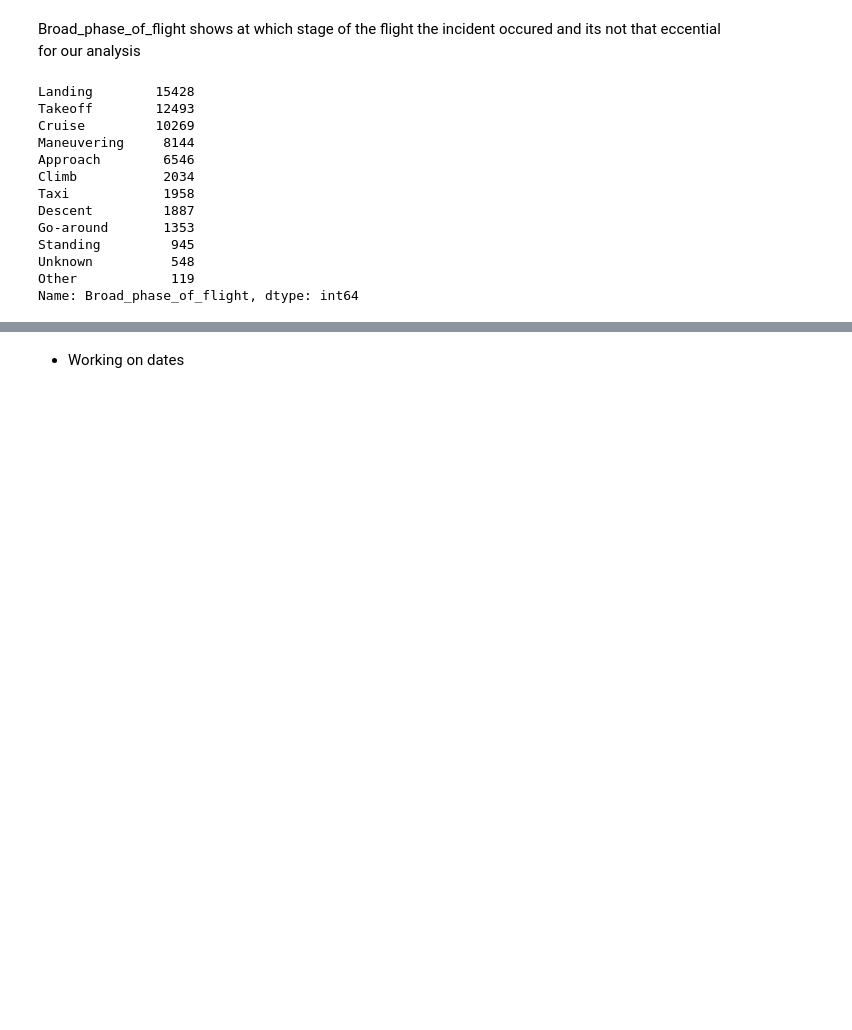
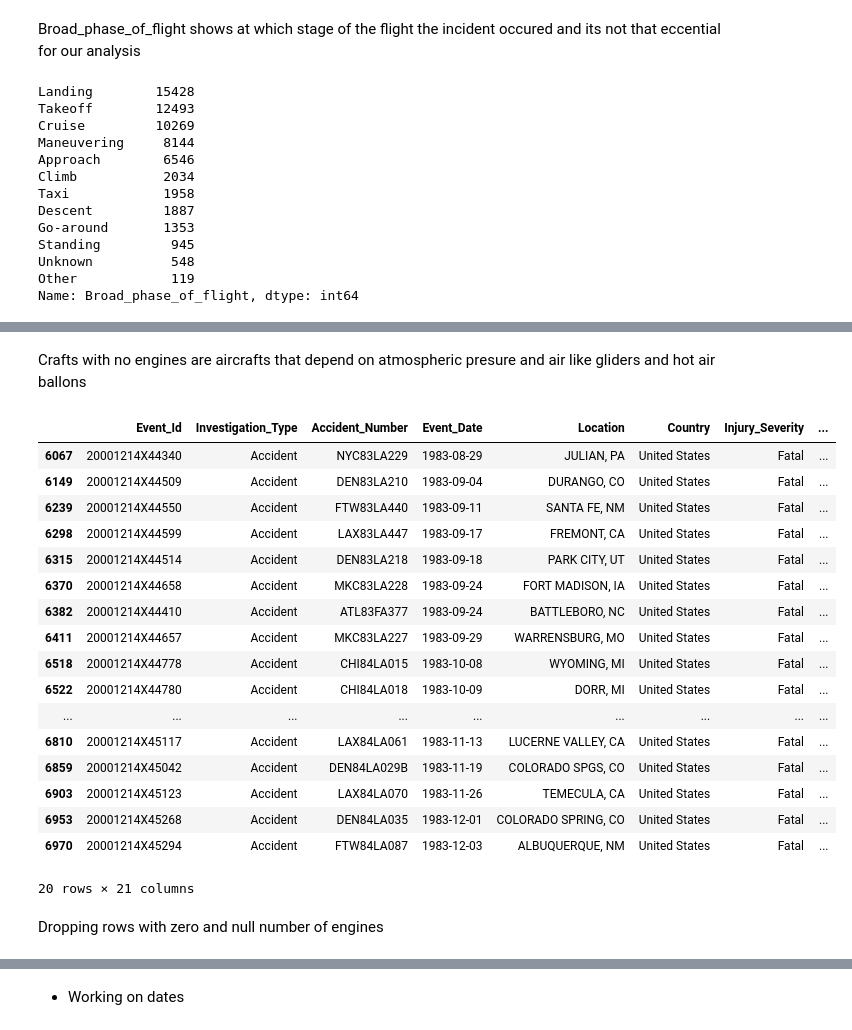
Before and after one commit to OchiengGideon/dsc-phase-1-project-v3, a Jupyter notebook: student.ipynb, the cells around one changed output, grey strips where cells are left out. Cells and saved outputs as stored; diff of their text form; code cells hidden in the pictures; blank space fills up the shorter version.

```diff
--- a/student.ipynb
+++ b/student.ipynb
@@ -406,0 +492,3 @@ df.drop(columns=['Broad_phase_of_flight'])
+# %%
+df['Aircraft_damage'].fillna('Unknown', inplace=True)
+df['Aircraft_damage'].value_counts()
@@ -406,0 +518,5 @@ df.drop(columns=['Broad_phase_of_flight'])
+# %%
+df.dropna(subset=['Make'], inplace=True)
+# %%
+df['Make'] = df['Make'].map(lambda x: x.capitalize() if isinstance(x, str) else x)
+df['Make'].value_counts()
@@ -406,0 +595,4 @@ df.drop(columns=['Broad_phase_of_flight'])
+# %%
+#Filling missing values in Total_Fatal_Injuries,	Total_Serious_Injuries,	Total_Minor_Injuries and Total_Uninjured
+
+df[["Total_Fatal_Injuries",	'Total_Serious_Injuries',	'Total_Minor_Injuries', 'Total_Uninjured']] = df[["Total_Fatal_Injuries",	'Total_Serious_Injuries',	'Total_Minor_Injuries', 'Total_Uninjured']].fillna(0)
@@ -406,0 +645,26 @@ df.drop(columns=['Broad_phase_of_flight'])
+# %% [markdown]
+Crafts with no engines are aircrafts that depend on atmospheric presure and air like gliders and hot air ballons
+# %%
+#Number_of_Engines column with null value
+df[df['Number_of_Engines'].isna()][40:60]
+# %% [output]
+|  | Event_Id | Investigation_Type | Accident_Number | Event_Date | Location | Country | Injury_Severity | ... |
+| 6067 | 20001214X44340 | Accident | NYC83LA229 | 1983-08-29 | JULIAN, PA | United States | Fatal | ... |
+| 6149 | 20001214X44509 | Accident | DEN83LA210 | 1983-09-04 | DURANGO, CO | United States | Fatal | ... |
+| 6239 | 20001214X44550 | Accident | FTW83LA440 | 1983-09-11 | SANTA FE, NM | United States | Fatal | ... |
+| 6298 | 20001214X44599 | Accident | LAX83LA447 | 1983-09-17 | FREMONT, CA | United States | Fatal | ... |
+| 6315 | 20001214X44514 | Accident | DEN83LA218 | 1983-09-18 | PARK CITY, UT | United States | Fatal | ... |
+| 6370 | 20001214X44658 | Accident | MKC83LA228 | 1983-09-24 | FORT MADISON, IA | United States | Fatal | ... |
+| 6382 | 20001214X44410 | Accident | ATL83FA377 | 1983-09-24 | BATTLEBORO, NC | United States | Fatal | ... |
+| 6411 | 20001214X44657 | Accident | MKC83LA227 | 1983-09-29 | WARRENSBURG, MO | United States | Fatal | ... |
+| 6518 | 20001214X44778 | Accident | CHI84LA015 | 1983-10-08 | WYOMING, MI | United States | Fatal | ... |
+| 6522 | 20001214X44780 | Accident | CHI84LA018 | 1983-10-09 | DORR, MI | United States | Fatal | ... |
+| ... | ... | ... | ... | ... | ... | ... | ... | ... |
+| 6810 | 20001214X45117 | Accident | LAX84LA061 | 1983-11-13 | LUCERNE VALLEY, CA | United States | Fatal | ... |
+| 6859 | 20001214X45042 | Accident | DEN84LA029B | 1983-11-19 | COLORADO SPGS, CO | United States | Fatal | ... |
+| 6903 | 20001214X45123 | Accident | LAX84LA070 | 1983-11-26 | TEMECULA, CA | United States | Fatal | ... |
+| 6953 | 20001214X45268 | Accident | DEN84LA035 | 1983-12-01 | COLORADO SPRING, CO | United States | Fatal | ... |
+| 6970 | 20001214X45294 | Accident | FTW84LA087 | 1983-12-03 | ALBUQUERQUE, NM | United States | Fatal | ... |
+20 rows × 21 columns
+# %% [markdown]
+Dropping rows with zero and null number of engines
```
Also changed, not shown: parts of 56 cells of this notebook, 1 other file.
